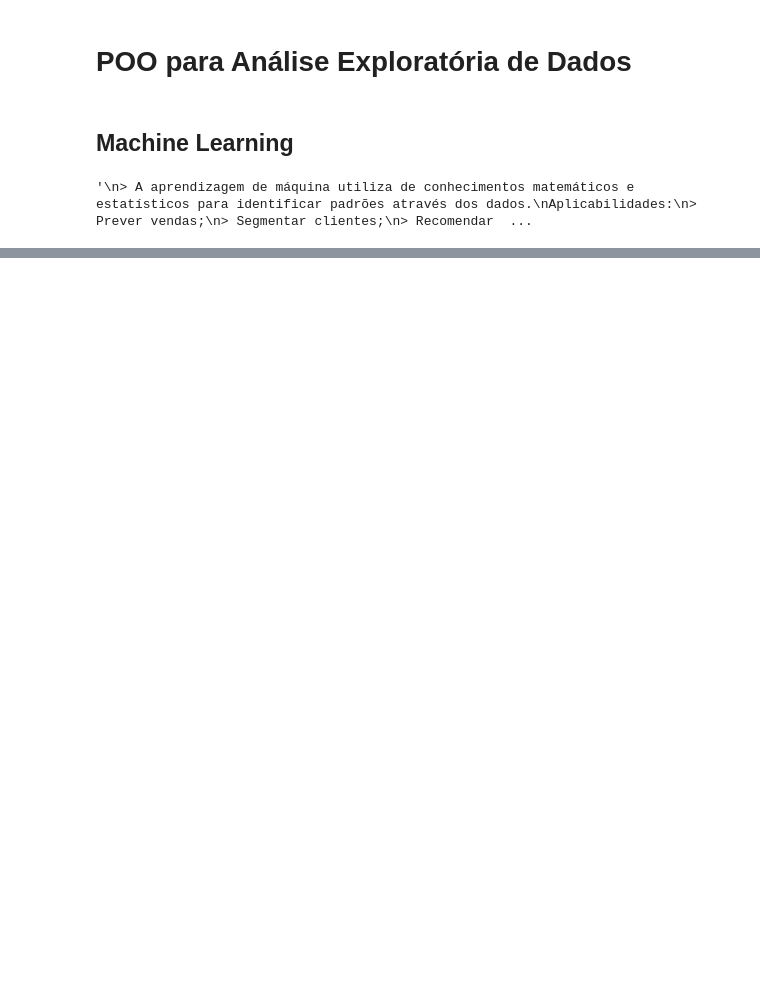
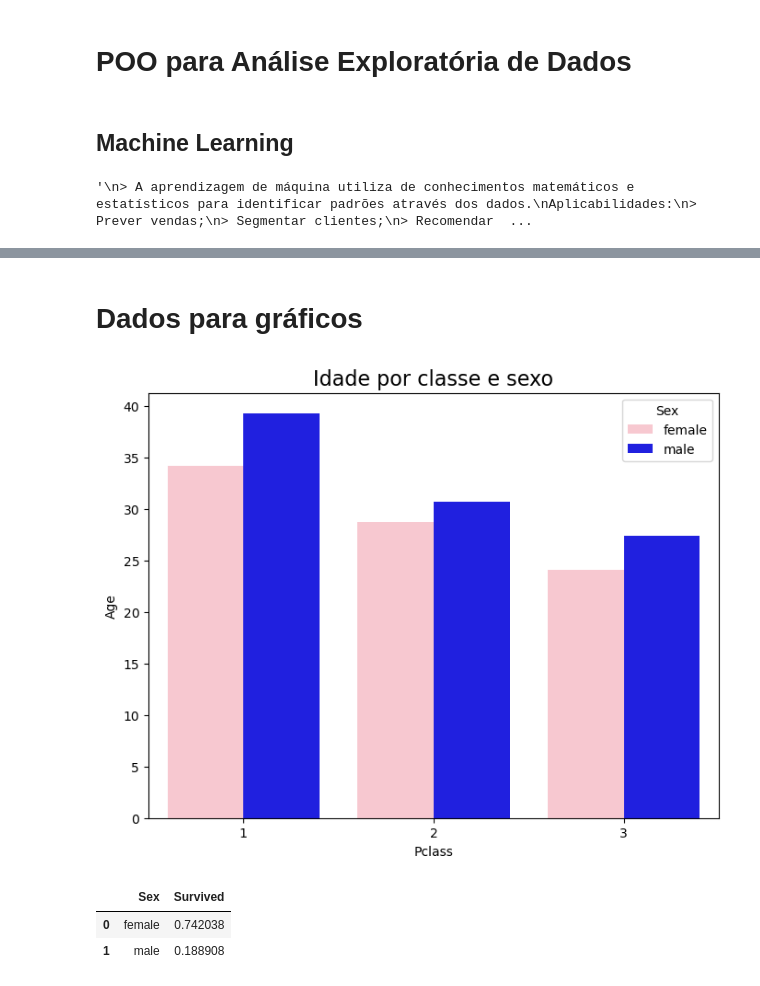
Before and after one commit to LTNMorTifIcaTioN/POO_UAPA, a Jupyter notebook: Unidade_IV/POO_Machine_Learning.ipynb, the cells around one changed output, grey strips where cells are left out. Saved outputs shown, nothing was run; the diff lists cells and outputs as text; code cells hidden in the pictures; blank space fills up the shorter version.

Commit message:
Unidade_IV

```diff
--- a/Unidade_IV/POO_Machine_Learning.ipynb
+++ b/Unidade_IV/POO_Machine_Learning.ipynb
@@ -29,0 +34,4 @@ Baixar o dataset disponível em: https://www.kaggle.com/c/titanic
+# %%
+import pandas as pd
+df = pd.read_csv('D:\\Users\\Nayan Couto\\Cloud Drive\\Documentos\\Arquivos PDF, PPT, DOC\\Ciências de Dados - Anhanguera Ampli\\Python\\Programação Orientada a Objetos para Dados\\POO\\Unidade_IV\\Titanic\\train.csv', sep=',')
+df
@@ -29,0 +108,3 @@ Baixar o dataset disponível em: https://www.kaggle.com/c/titanic
+# %%
+df_idade_media = df.groupby(['Pclass', 'Sex'], as_index=False)['Age'].mean() #.agg({'Age': 'median'})
+df_idade_media
@@ -29,0 +119,2 @@ Baixar o dataset disponível em: https://www.kaggle.com/c/titanic
+# %% [markdown]
+# Dados para gráficos
@@ -29,0 +124,17 @@ Baixar o dataset disponível em: https://www.kaggle.com/c/titanic
+# %%
+# Idade por Classe e Sexo
+fig, ax = plt.subplots(figsize=(8, 6))
+colors = {'male': 'blue', 'female': 'pink'}
+sns.barplot(x='Pclass', y='Age', hue='Sex', data=df_idade_media, ax=ax, palette=colors)
+ax.set_title('Idade por classe e sexo', fontsize=16)
+plt.show()
+# %% [output]
+[figure, added]
+# %%
+# Sobrevivência por sexo
+df_sobrevivencia = df.groupby('Sex', as_index=False)['Survived'].mean() #.agg({'Age': 'median'})
+df_sobrevivencia
+# %% [output]
+|  | Sex | Survived |
+| 0 | female | 0.742038 |
+| 1 | male | 0.188908 |
```
Also changed, not shown: parts of 22 cells of this notebook.
